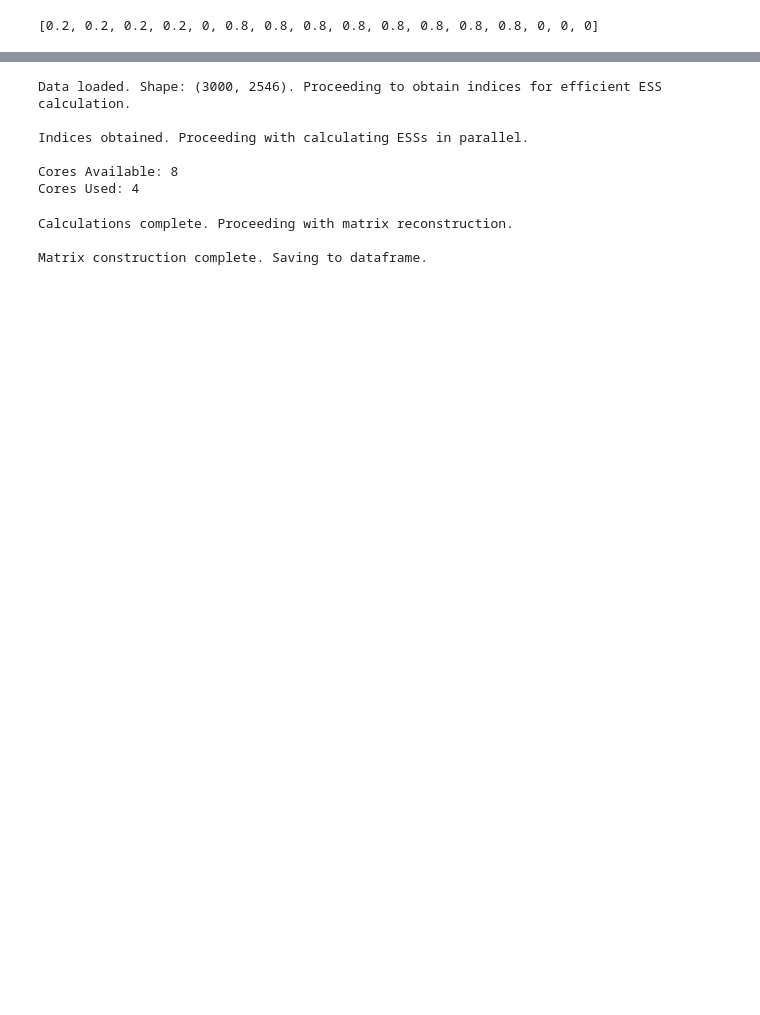
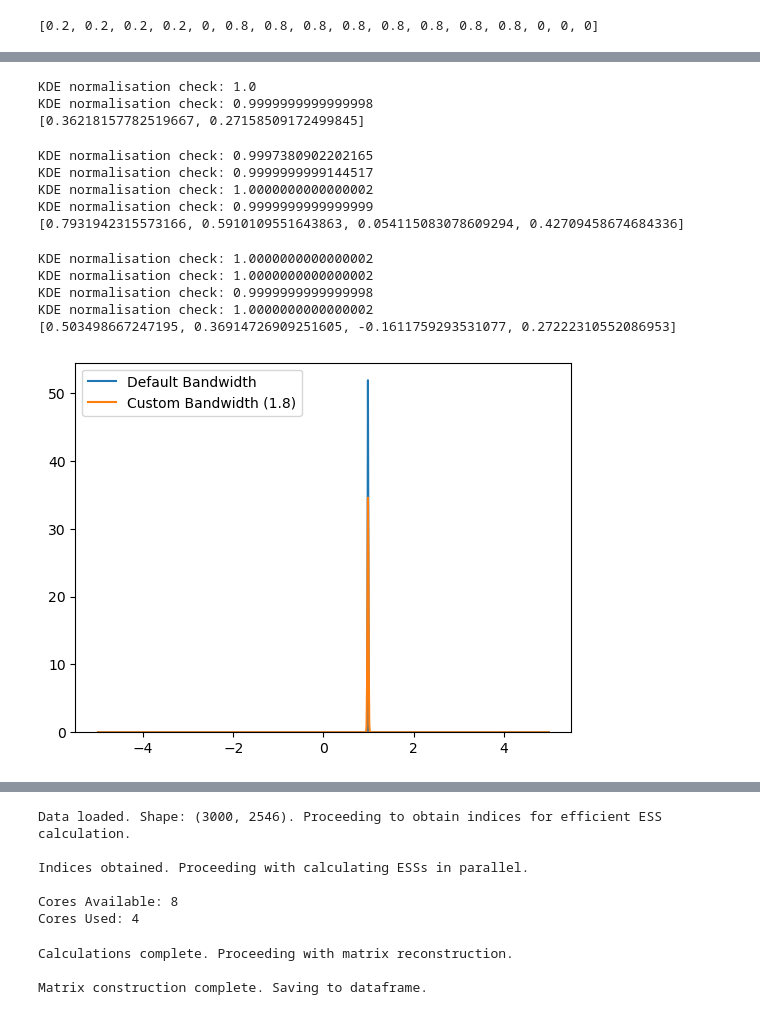
Before and after one commit to sgb67/ifw, a Jupyter notebook: dev/cIFW_tests.ipynb, the cells around one changed output, grey strips where cells are left out. Cells and saved outputs as stored; diff of their text form; code cells hidden in the pictures; blank space fills up the shorter version.

```diff
--- a/dev/cIFW_tests.ipynb
+++ b/dev/cIFW_tests.ipynb
@@ -218,0 +146,77 @@ simple_entropy(np.array(toy_gene1))
+# %%
+# entropy
+f0 = np.array([0.9, 0.98, 0.99, 0.9, 0.8, 0, 0, 0, 0, 0])
+f1 = np.array([0.9, 0.98, 0.99, 0.9, 0, 0, 0, 0, 0, 0])
+
+f= [f0,f1]
+
+H = []
+for feat in f:
+    entropy = simple_entropy(feat)
+    H.append(entropy)
+print(H)
+# %% [output]
+KDE normalisation check: 1.0
+KDE normalisation check: 0.9999999999999998
+[0.36218157782519667, 0.27158509172499845]
+# %%
+# entropy
+f0 = np.array([0.99, 0.98, 0.99, 0.9, 0.8, 0, 0, 0, 0, 0])
+f1 = np.array([0.99, 0.98, 0.99, 0.9, 0, 0, 0, 0, 0, 0])
+f2 = np.array([0.99, 0.98, 0.99, 0, 0, 0, 0, 0, 0, 0])
+f3 = np.array([0.99, 0.95, 0, 0, 0, 0, 0, 0, 0, 0])
+
+f= [f0,f1, f2, f3]
+
+H = []
+for feat in f:
+    entropy = simple_entropy(feat, kde_bandwith = 1.8)
+    H.append(entropy)
+print(H)
+# %% [output]
+KDE normalisation check: 0.9997380902202165
+KDE normalisation check: 0.9999999999144517
+KDE normalisation check: 1.0000000000000002
+KDE normalisation check: 0.9999999999999999
+[0.7931942315573166, 0.5910109551643863, 0.054115083078609294, 0.42709458674684336]
+# %%
+# entropy
+f0 = np.array([0.99, 0.98, 0.99, 0.9, 0.8, 0, 0, 0, 0, 0])
+f1 = np.array([0.99, 0.98, 0.99, 0.9, 0, 0, 0, 0, 0, 0])
+f2 = np.array([0.99, 0.98, 0.99, 0, 0, 0, 0, 0, 0, 0])
+f3 = np.array([0.99, 0.95, 0, 0, 0, 0, 0, 0, 0, 0])
+
+f= [f0,f1, f2, f3]
+
+H = []
+for feat in f:
+    entropy = simple_entropy(feat)
+    H.append(entropy)
+print(H)
+# %% [output]
+KDE normalisation check: 1.0000000000000002
+KDE normalisation check: 1.0000000000000002
+KDE normalisation check: 0.9999999999999998
+KDE normalisation check: 1.0000000000000002
+[0.503498667247195, 0.36914726909251605, -0.1611759293531077, 0.27222310552086953]
+# %%
+import numpy as np
+import matplotlib.pyplot as plt
+from scipy.stats import gaussian_kde
+
+# Sample data
+data =  np.array([0.99, 0.98, 0.99])
+
+# KDE with different bandwidths
+kde_default = gaussian_kde(data)
+kde_custom = gaussian_kde(data, bw_method=1.8)
+
+# Plot
+x = np.linspace(-5, 5, 1000)
+plt.plot(x, kde_default(x), label="Default Bandwidth")
+plt.plot(x, kde_custom(x), label="Custom Bandwidth (1.8)")
+plt.hist(data)
+plt.legend()
+plt.show()
+# %% [output]
+[figure, added]
```
Also changed, not shown: parts of 15 cells of this notebook, 2 other files.
